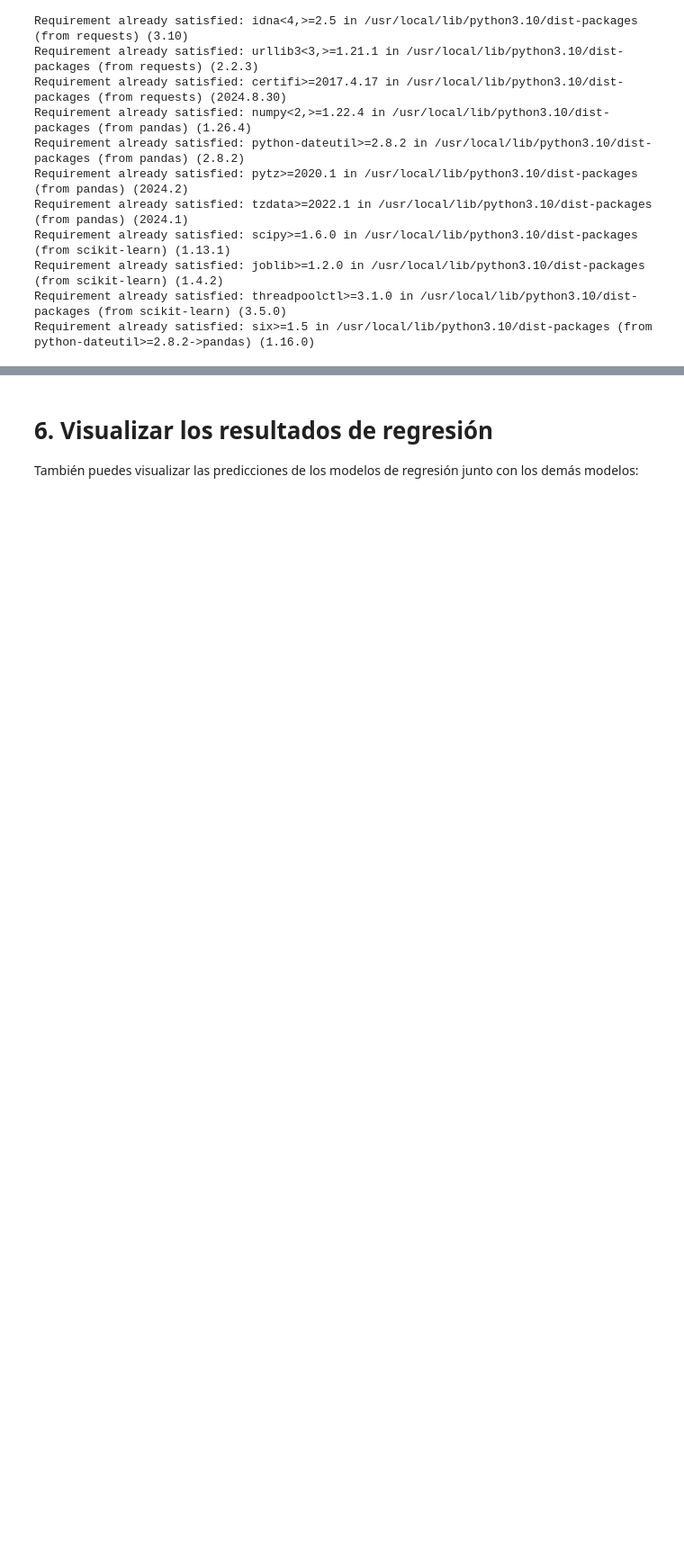
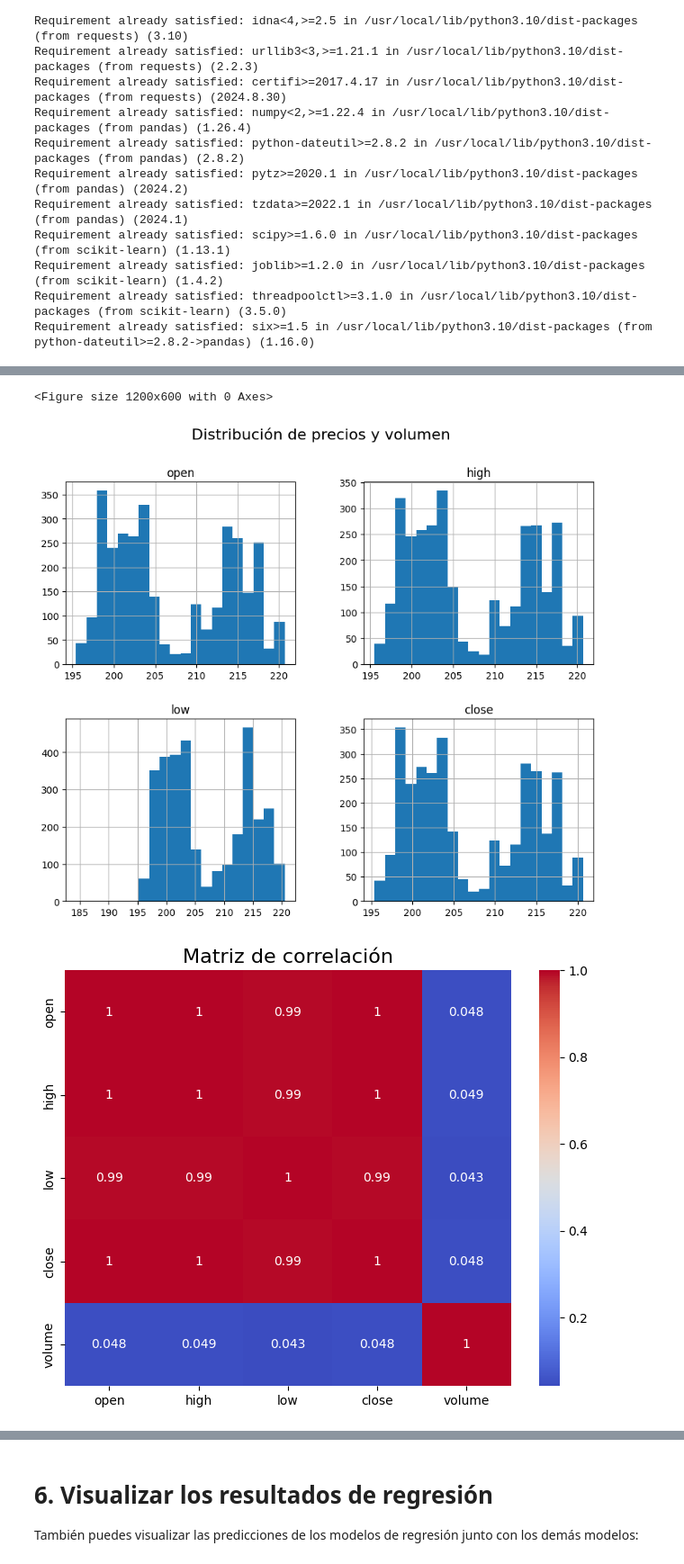
Before and after one commit to jorgemm83/prueba_tecnica, a Jupyter notebook: Prueba_técnica.ipynb, the cells around one changed output, grey strips where cells are left out. Shown at 90% size. Saved outputs shown, nothing was run; the diff lists cells and outputs as text; code cells hidden in the pictures; blank space fills up the shorter version.

```diff
--- a/Prueba_técnica.ipynb
+++ b/Prueba_técnica.ipynb
@@ -97,2 +69,0 @@ financial_data.shape
-# %%
-data=financial_data
@@ -186,0 +206,39 @@ Podemos agregar algunos modelos de regresión adicionales, como Regresión Linea
+# %%
+# --------------------------------------------------------------------------------
+# 1. Análisis EDA
+# --------------------------------------------------------------------------------
+import matplotlib.pyplot as plt
+import seaborn as sns
+
+# 1.1 Estadísticas descriptivas básicas
+print("Estadísticas descriptivas:")
+print(data.describe())
+
+# 1.2 Distribución de precios
+plt.figure(figsize=(12, 6))
+data[['open', 'high', 'low', 'close']].hist(bins=20, figsize=(10, 8))
+plt.suptitle("Distribución de precios y volumen", fontsize=16)
+plt.show()
+
+# 1.3 Análisis de correlación
+plt.figure(figsize=(8, 6))
+sns.heatmap(data[['open', 'high', 'low', 'close', 'volume']].corr(), annot=True, cmap='coolwarm')
+plt.title("Matriz de correlación", fontsize=16)
+plt.show()
+
+# 1.4 Gráfico de series temporales
+plt.figure(figsize=(10, 6))
+plt.plot(data['date'], data['close'], label='Precio de cierre')
+plt.title('Precio de cierre a lo largo del tiempo', fontsize=16)
+plt.xlabel('Fecha')
+plt.ylabel('Precio de cierre')
+plt.xticks(rotation=45)
+plt.grid(True)
+plt.show()
+
+# 1.5 Boxplot para detectar outliers
+plt.figure(figsize=(12, 6))
+sns.boxplot(data=data[['open', 'high', 'low', 'close']], orient='h')
+plt.title("Detección de outliers (precios)", fontsize=16)
+plt.show()
+# %% [output]
@@ -186,0 +265,3 @@ Podemos agregar algunos modelos de regresión adicionales, como Regresión Linea
+<Figure size 1200x600 with 0 Axes>
+[figure, added]
+[figure, added]
```
Also changed, not shown: parts of 53 cells of this notebook.
